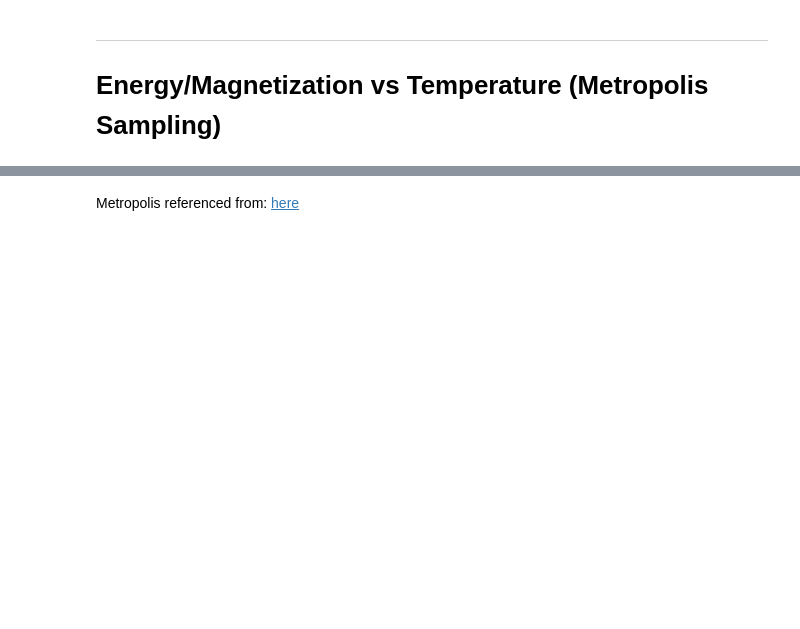
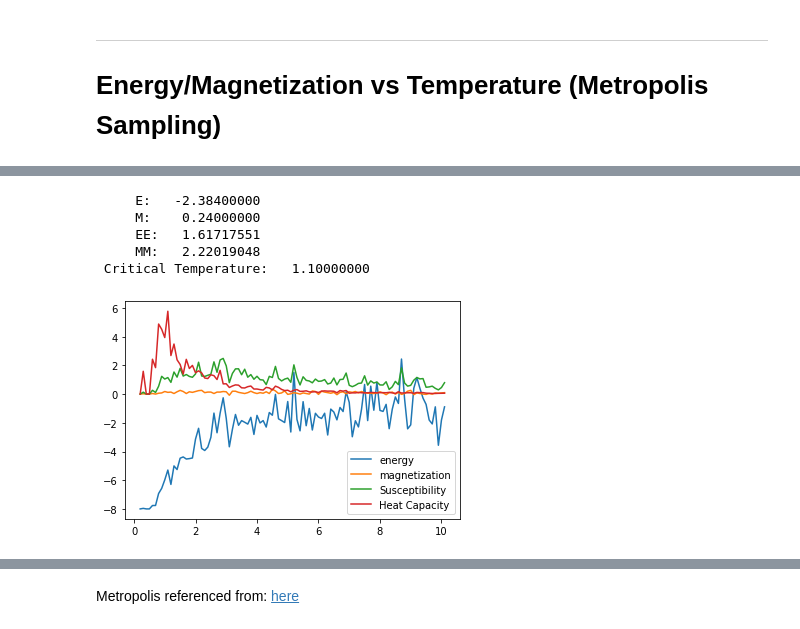
Before and after one commit to Reesem89/MonteCarlo, a Jupyter notebook: examples/ising.ipynb, the cells around one changed output, grey strips where cells are left out. Drawn from its saved outputs; the diff is of its cells as text; code cells hidden in the pictures; blank space fills up the shorter version.

```diff
--- a/examples/ising.ipynb
+++ b/examples/ising.ipynb
@@ -110,7 +94,6 @@ print(conf)
 # Energy/Magnetization vs Temperature (exact)
 # %%
 print(" Number of configurations: ", conf.n_dim)
-n_samples = 100
 
 e_list = []
 e2_list = []
@@ -118,8 +101,9 @@ m_list = []
 m2_list = []
 T_list = []
 
-ham.J = 1.0
-ham.mu = 0.1
+ham.J = -1
+ham.mu = .1
+
 for Ti in range(1,100):
     T = .1*Ti
     # print(T)
@@ -143,7 +127,6 @@ for Ti in range(1,100):
         M += Mi*Zi
         MM += Mi*Mi*Zi
         Z += Zi
-
     e_list.append(E/Z)
     m_list.append(M/Z)
     e2_list.append((EE/Z-E/Z*E/Z)/(T*T))
@@ -345,0 +270,34 @@ plt.legend();
+# %%
+def run_T_scan(ham, Tstep, Tmax, n_mc_steps, n_burn):
+    e_list = []
+    m_list = []
+    hc_list = []
+    ms_list = []
+    T_list = []
+    T = 1*Tstep
+    for Ti in range(int(Tmax/Tstep)):
+        T += Tstep
+        conf = montecarlo.SpinConfig1D(N=N)
+        conf.initialize(M=int(N/2))
+        E, M, HC, MS = compute_montecarlo(ham, conf, T, n_mc_steps, n_burn, plot=False)
+
+        e_list.append(E)
+        m_list.append(M)
+        hc_list.append(HC)
+        ms_list.append(MS)
+        T_list.append(T)
+
+    plt.plot(T_list, e_list, label="energy");
+    plt.plot(T_list, m_list, label="magnetization");
+    plt.plot(T_list, ms_list, label="Susceptibility");
+    plt.plot(T_list, hc_list, label="Heat Capacity");
+    plt.legend();
+
+    # Tc_ind = np.argmax(m2_list)
+    # print(" Critical Temperature: %12.8f " %(T_list[Tc_ind]))
+    print("     E:  %12.8f" %(e_list[Tc_ind]))
+    print("     M:  %12.8f" %(m_list[Tc_ind]))
+    print("     EE: %12.8f" %(hc_list[Tc_ind]))
+    print("     MM: %12.8f" %(ms_list[Tc_ind]))
+    Tc2 = T_list[np.argmax(e2_list)]
+    print(" Critical Temperature: %12.8f" %(Tc2))
@@ -345,0 +328,9 @@ plt.legend();
+# %%
+run_T_scan(ham, .1, 10, 100, 10)
+# %% [output]
+     E:   -2.38400000
+     M:    0.24000000
+     EE:   1.61717551
+     MM:   2.22019048
+ Critical Temperature:   1.10000000
+[figure, added]
```
Also changed, not shown: parts of 13 cells of this notebook, 3 other files.
